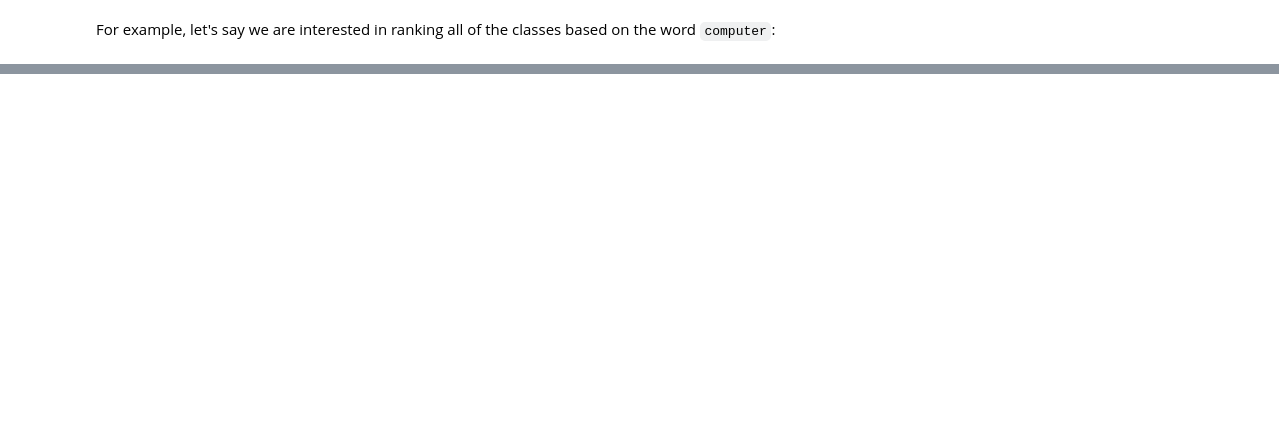
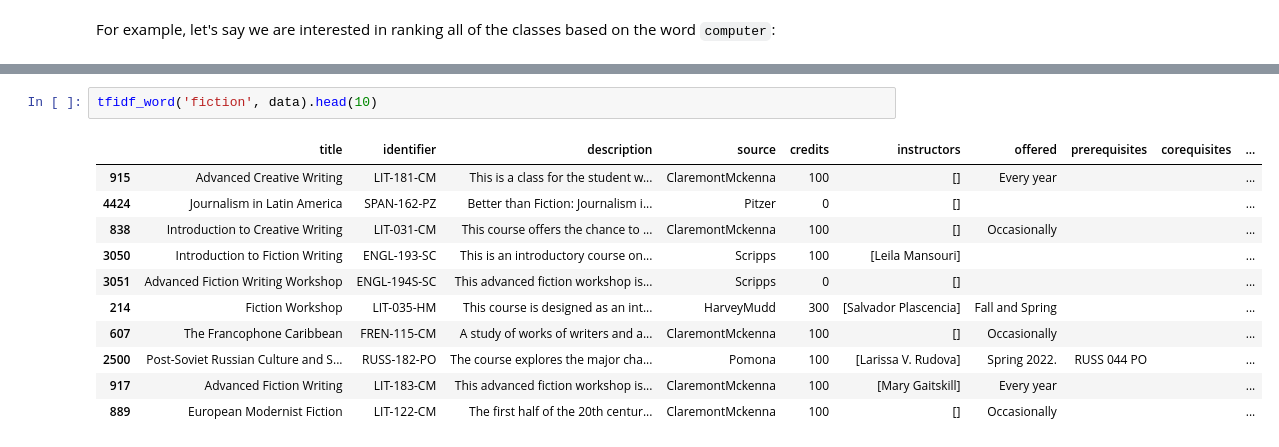
Before and after one commit to p-ai-org/p-recommender, a Jupyter notebook: data-science/alex.ipynb, the cells around one changed output, grey strips where cells are left out. Drawn from its saved outputs; the diff is of its cells as text; blank space fills up the shorter version.

```diff
--- a/data-science/alex.ipynb
+++ b/data-science/alex.ipynb
@@ -134,0 +182,14 @@ These are the first 10 instances of the classes that are most related to the wor
+# %%
+tfidf_word('fiction', data).head(10)
+# %% [output]
+|  | title | identifier | description | source | credits | instructors | offered | prerequisites | corequisites | ... |
+| 915 | Advanced Creative Writing | LIT-181-CM | This is a class for the student w... | ClaremontMckenna | 100 | [] | Every year |  |  | ... |
+| 4424 | Journalism in Latin America | SPAN-162-PZ | Better than Fiction: Journalism i... | Pitzer | 0 | [] |  |  |  | ... |
+| 838 | Introduction to Creative Writing | LIT-031-CM | This course offers the chance to ... | ClaremontMckenna | 100 | [] | Occasionally |  |  | ... |
+| 3050 | Introduction to Fiction Writing | ENGL-193-SC | This is an introductory course on... | Scripps | 100 | [Leila Mansouri] |  |  |  | ... |
+| 3051 | Advanced Fiction Writing Workshop | ENGL-194S-SC | This advanced fiction workshop is... | Scripps | 0 | [] |  |  |  | ... |
+| 214 | Fiction Workshop | LIT-035-HM | This course is designed as an int... | HarveyMudd | 300 | [Salvador Plascencia] | Fall and Spring |  |  | ... |
+| 607 | The Francophone Caribbean | FREN-115-CM | A study of works of writers and a... | ClaremontMckenna | 100 | [] | Occasionally |  |  | ... |
+| 2500 | Post-Soviet Russian Culture and S... | RUSS-182-PO | The course explores the major cha... | Pomona | 100 | [Larissa V. Rudova] | Spring 2022. | RUSS 044 PO |  | ... |
+| 917 | Advanced Fiction Writing | LIT-183-CM | This advanced fiction workshop is... | ClaremontMckenna | 100 | [Mary Gaitskill] | Every year |  |  | ... |
+| 889 | European Modernist Fiction | LIT-122-CM | The first half of the 20th centur... | ClaremontMckenna | 100 | [] | Occasionally |  |  | ... |
```
Also changed, not shown: parts of 15 cells of this notebook.
